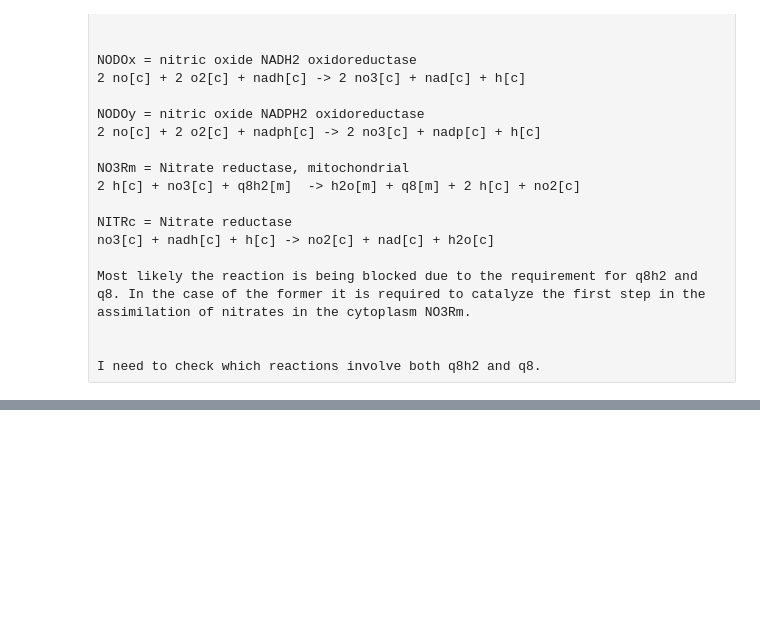
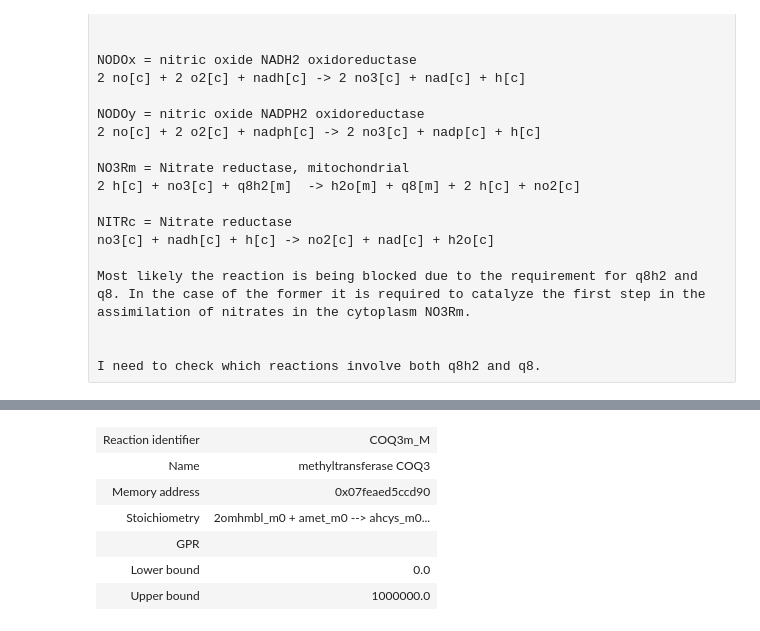
Before and after one commit to rtsantos3/RiceMM, a Jupyter notebook: Scripts/Benchmarking for Nitrogen uptake (2-cell-test).ipynb, the cells around one changed output, grey strips where cells are left out. Drawn from its saved outputs; the diff is of its cells as text; code cells hidden in the pictures; blank space fills up the shorter version.

```diff
--- a/Scripts/Benchmarking for Nitrogen uptake (2-cell-test).ipynb
+++ b/Scripts/Benchmarking for Nitrogen uptake (2-cell-test).ipynb
@@ -703,0 +750,10 @@ model.metabolites.q8_m0
+# %%
+model.reactions.COQ3m_M
+# %% [output]
+| Reaction identifier | COQ3m_M |
+| Name | methyltransferase COQ3 |
+| Memory address | 0x07feaed5ccd90 |
+| Stoichiometry | 2omhmbl_m0 + amet_m0 --> ahcys_m0... |
+| GPR |  |
+| Lower bound | 0.0 |
+| Upper bound | 1000000.0 |
```
Also changed, not shown: parts of 6 cells of this notebook.
